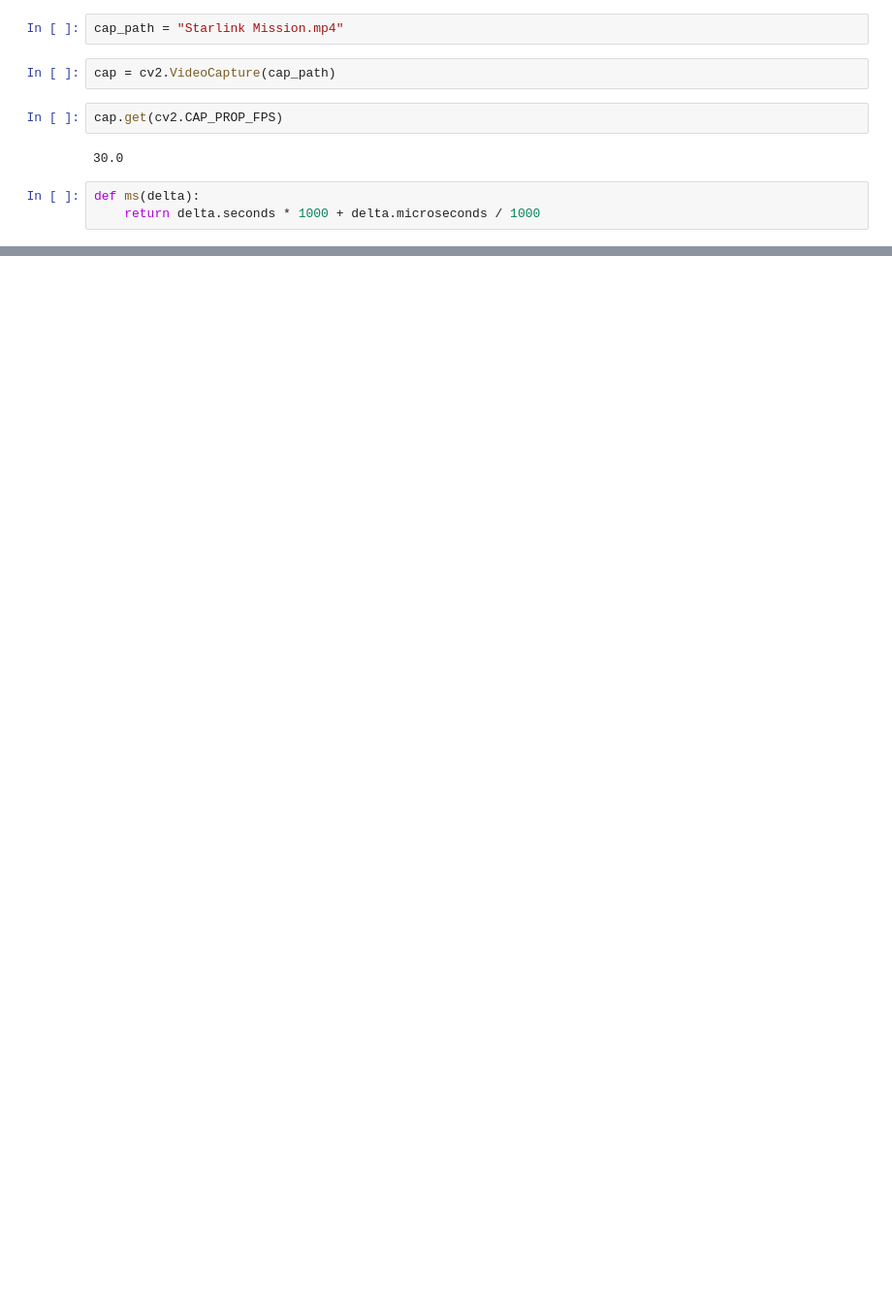
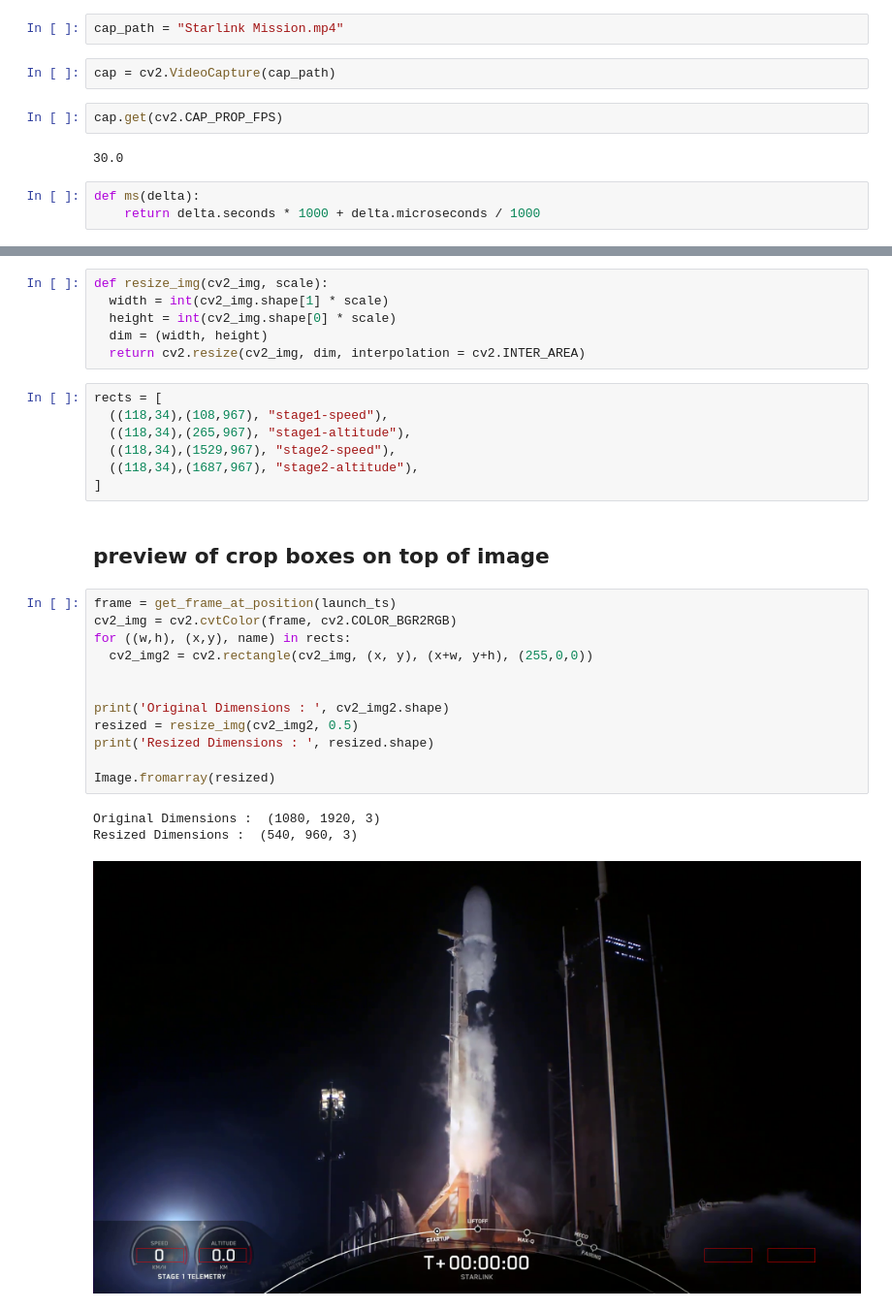
Before and after one commit to FloWi/spacex-launch-ocr, a Jupyter notebook: ExtractVideo.ipynb, the cells around one changed output, grey strips where cells are left out. Shown at 97% size. Saved outputs shown, nothing was run; the diff lists cells and outputs as text; blank space fills up the shorter version.

```diff
--- a/ExtractVideo.ipynb
+++ b/ExtractVideo.ipynb
@@ -39,0 +57,31 @@ Image.fromarray(cv2_img)
+# %%
+def resize_img(cv2_img, scale):
+  width = int(cv2_img.shape[1] * scale)
+  height = int(cv2_img.shape[0] * scale)
+  dim = (width, height)
+  return cv2.resize(cv2_img, dim, interpolation = cv2.INTER_AREA)
+# %%
+rects = [
+  ((118,34),(108,967), "stage1-speed"),
+  ((118,34),(265,967), "stage1-altitude"),
+  ((118,34),(1529,967), "stage2-speed"),
+  ((118,34),(1687,967), "stage2-altitude"),
+]
+# %% [markdown]
+## preview of crop boxes on top of image
+# %%
+frame = get_frame_at_position(launch_ts)
+cv2_img = cv2.cvtColor(frame, cv2.COLOR_BGR2RGB)
+for ((w,h), (x,y), name) in rects:
+  cv2_img2 = cv2.rectangle(cv2_img, (x, y), (x+w, y+h), (255,0,0))
+
+
+print('Original Dimensions : ', cv2_img2.shape)
+resized = resize_img(cv2_img2, 0.5)
+print('Resized Dimensions : ', resized.shape)
+
+Image.fromarray(resized)
+# %% [output]
+Original Dimensions :  (1080, 1920, 3)
+Resized Dimensions :  (540, 960, 3)
+[figure, added]
```
Also changed, not shown: parts of 16 cells of this notebook, 1 other file.
